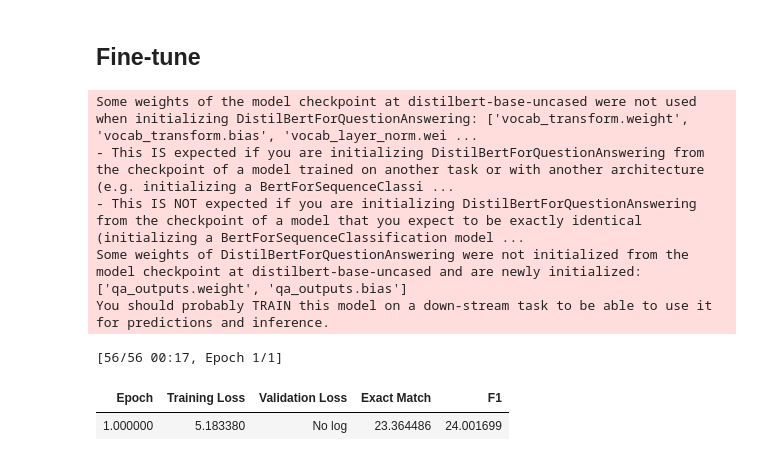
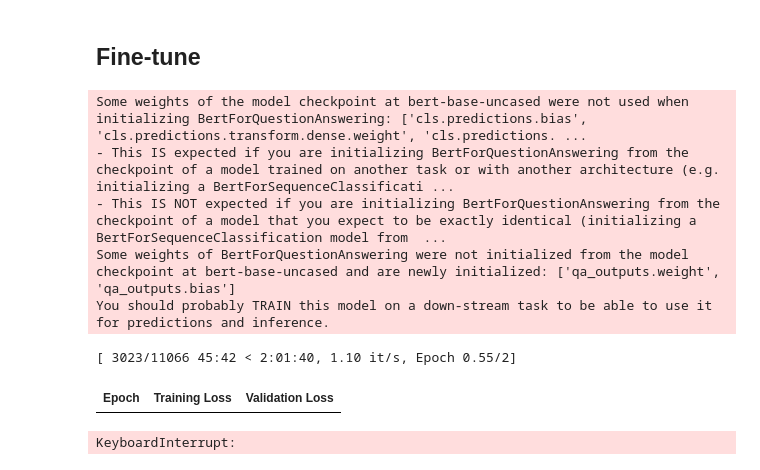
Before and after one commit to lewtun/transformerlab, a Jupyter notebook: 01_knowledge-distillation.ipynb, the cells around one changed output. Drawn from its saved outputs; the diff is of its cells as text; code cells hidden in the pictures.

```diff
--- a/01_knowledge-distillation.ipynb
+++ b/01_knowledge-distillation.ipynb
@@ -15,7 +15,7 @@ import json
 ## Load data
 # %%
 squad_v2 = False
-model_checkpoint = "distilbert-base-uncased"
+model_checkpoint = "bert-base-uncased"
 batch_size = 16
 # %%
 datasets = load_dataset("squad_v2" if squad_v2 else "squad")
@@ -180,10 +180,10 @@ Dataset({
     num_rows: 10784
 })
 # %%
-frac_of_samples = 0.01
-train_ds = train_dataset.select(range(int(frac_of_samples * train_dataset.num_rows)))
-eval_ds = validation_dataset.select(range(int(frac_of_samples * validation_dataset.num_rows)))
-eval_raw_ds = datasets["validation"].select(range(int(frac_of_samples * validation_dataset.num_rows)))
+frac_of_samples = 1
+train_ds = train_dataset#.select(range(int(frac_of_samples * train_dataset.num_rows)))
+eval_ds = validation_dataset#.select(range(int(frac_of_samples * validation_dataset.num_rows)))
+eval_raw_ds = datasets["validation"]#.select(range(int(frac_of_samples * validation_dataset.num_rows)))
 
 print(f"Number of training examples: {train_ds.num_rows}")
 print(f"Number of validation examples: {eval_ds.num_rows}")
@@ -532,16 +533,15 @@ training_args = TrainingArguments(
     learning_rate=2e-5,
     per_device_train_batch_size=batch_size,
     per_device_eval_batch_size=batch_size,
-    num_train_epochs=1,
+    num_train_epochs=2,
     weight_decay=0.01,
-    logging_steps=logging_steps,
-    disable_tqdm=False
+    logging_steps=logging_steps
 )
 # %% [output]
-Some weights of the model checkpoint at distilbert-base-uncased were not used when initializing DistilBertForQuestionAnswering: ['vocab_transform.weight', 'vocab_transform.bias', 'vocab_layer_norm.wei ...
-- This IS expected if you are initializing DistilBertForQuestionAnswering from the checkpoint of a model trained on another task or with another architecture (e.g. initializing a BertForSequenceClassi ...
-- This IS NOT expected if you are initializing DistilBertForQuestionAnswering from the checkpoint of a model that you expect to be exactly identical (initializing a BertForSequenceClassification model ...
-Some weights of DistilBertForQuestionAnswering were not initialized from the model checkpoint at distilbert-base-uncased and are newly initialized: ['qa_outputs.weight', 'qa_outputs.bias']
+Some weights of the model checkpoint at bert-base-uncased were not used when initializing BertForQuestionAnswering: ['cls.predictions.bias', 'cls.predictions.transform.dense.weight', 'cls.predictions. ...
+- This IS expected if you are initializing BertForQuestionAnswering from the checkpoint of a model trained on another task or with another architecture (e.g. initializing a BertForSequenceClassificati ...
+- This IS NOT expected if you are initializing BertForQuestionAnswering from the checkpoint of a model that you expect to be exactly identical (initializing a BertForSequenceClassification model from  ...
+Some weights of BertForQuestionAnswering were not initialized from the model checkpoint at bert-base-uncased and are newly initialized: ['qa_outputs.weight', 'qa_outputs.bias']
 You should probably TRAIN this model on a down-stream task to be able to use it for predictions and inference.
 # %%
 data_collator = default_data_collator
@@ -559,9 +557,9 @@ trainer = QuestionAnsweringTrainer(
     post_process_function=post_processing_function,
     compute_metrics=compute_metrics
 )
-# %%
-results = trainer.train()
-# %% [output]
-[56/56 00:17, Epoch 1/1]
-| Epoch | Training Loss | Validation Loss | Exact Match | F1 |
-| 1.000000 | 5.183380 | No log | 23.364486 | 24.001699 |
+# %%
+trainer.train()
+# %% [output]
+[ 3023/11066 45:42 < 2:01:40, 1.10 it/s, Epoch 0.55/2]
+| Epoch | Training Loss | Validation Loss |
+KeyboardInterrupt:
```
Also changed, not shown: parts of 6 cells of this notebook, 1 other file.
